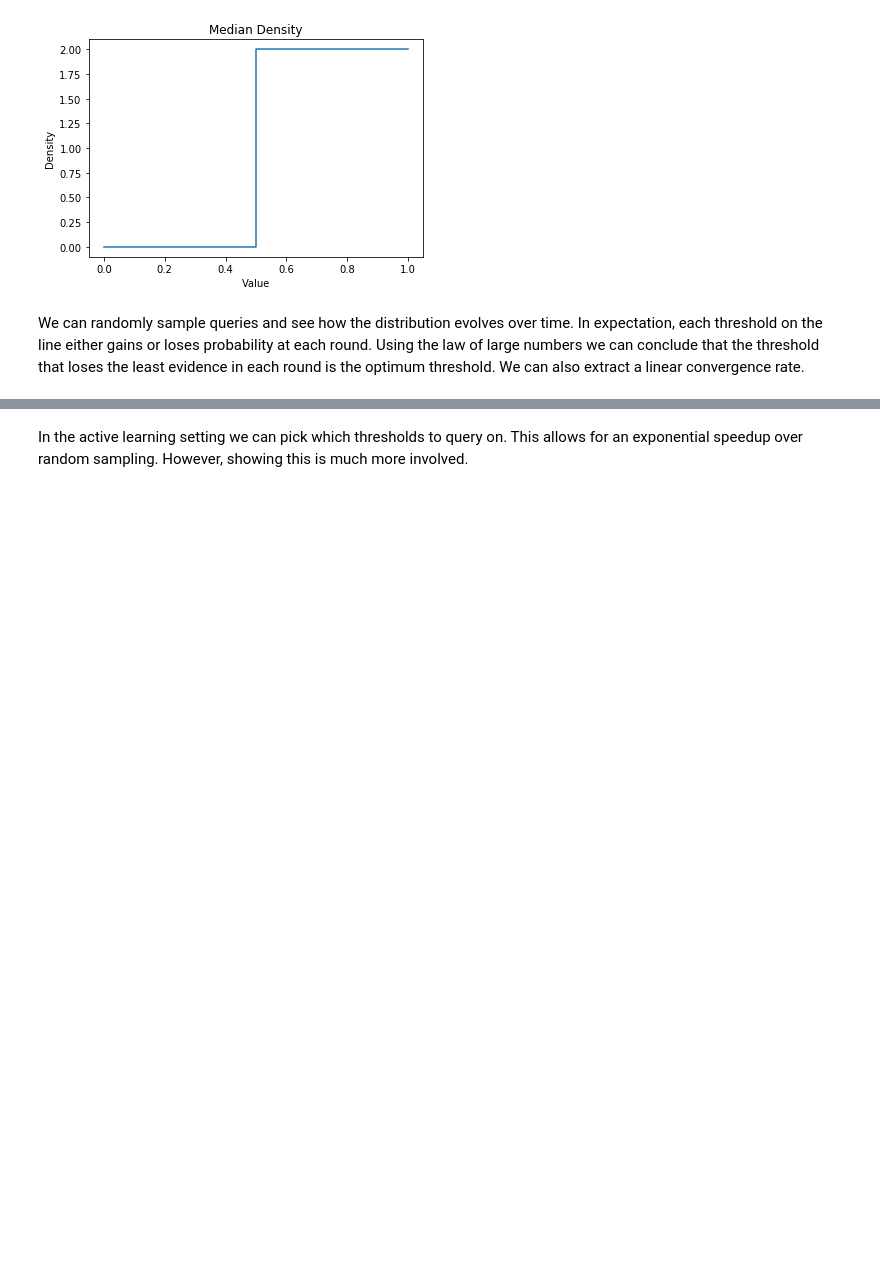
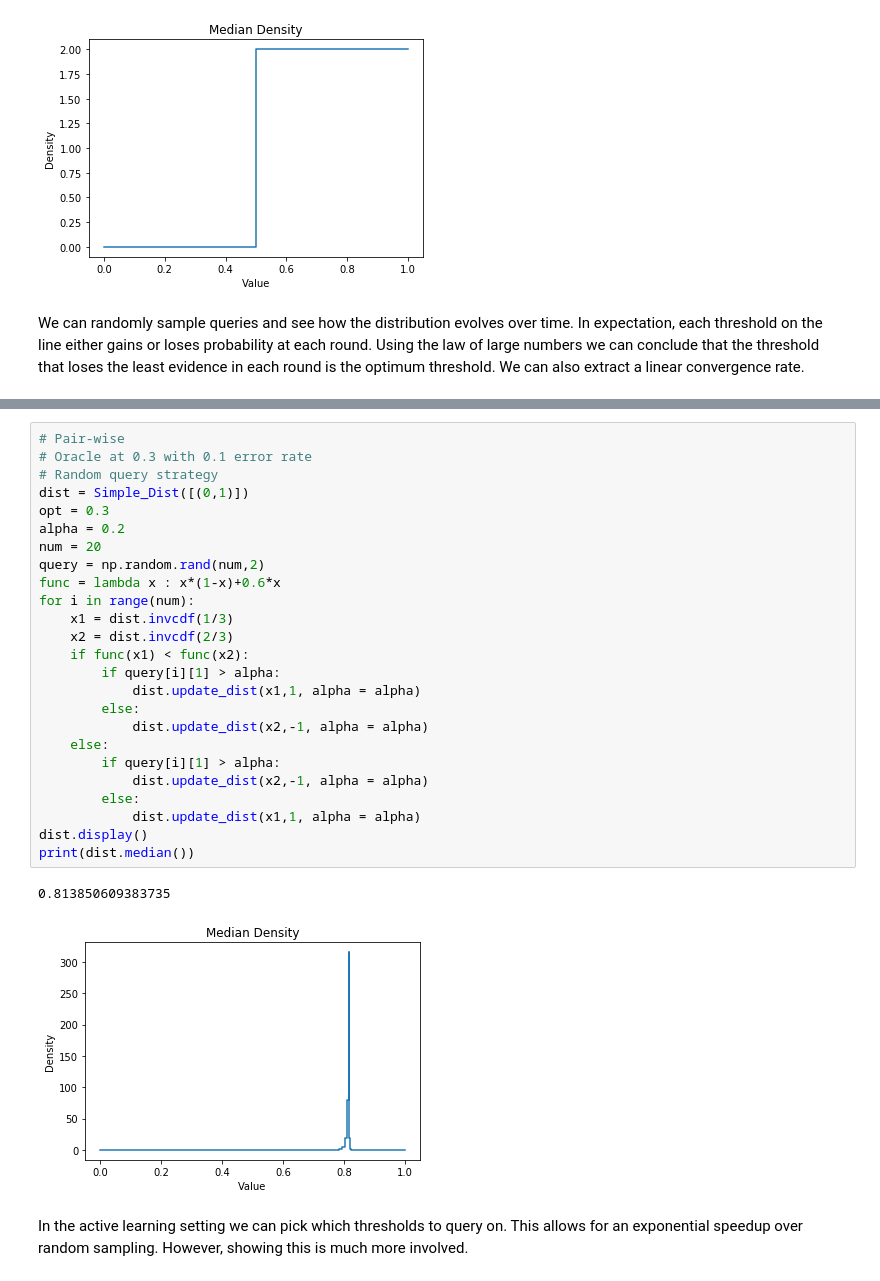
Before and after one commit to zrobertson466920/Probabalistic_Bisection, a Jupyter notebook: Preference_Elicitation_Demo.ipynb, the cells around one changed output, grey strips where cells are left out. Saved outputs shown, nothing was run; the diff lists cells and outputs as text; blank space fills up the shorter version.

```diff
--- a/Preference_Elicitation_Demo.ipynb
+++ b/Preference_Elicitation_Demo.ipynb
@@ -140,3 +157,31 @@ print(dist.median())
+# %%
+# Pair-wise
+# Oracle at 0.3 with 0.1 error rate
+# Random query strategy
+dist = Simple_Dist([(0,1)])
+opt = 0.3
+alpha = 0.2
+num = 20
+query = np.random.rand(num,2)
+func = lambda x : x*(1-x)+0.6*x
+for i in range(num):
+    x1 = dist.invcdf(1/3)
+    x2 = dist.invcdf(2/3)
+    if func(x1) < func(x2):
+        if query[i][1] > alpha:
+            dist.update_dist(x1,1, alpha = alpha)
+        else:
+            dist.update_dist(x2,-1, alpha = alpha)
+    else:
+        if query[i][1] > alpha:
+            dist.update_dist(x2,-1, alpha = alpha)
+        else:
+            dist.update_dist(x1,1, alpha = alpha)
+dist.display()
+print(dist.median())
+# %% [output]
+0.813850609383735
+[figure, added]
 # %% [markdown]
 In the active learning setting we can pick which thresholds to query on. This allows for an exponential speedup over random sampling. However, showing this is much more involved.
 # %% [markdown]
```
Also changed, not shown: parts of 5 cells of this notebook.
